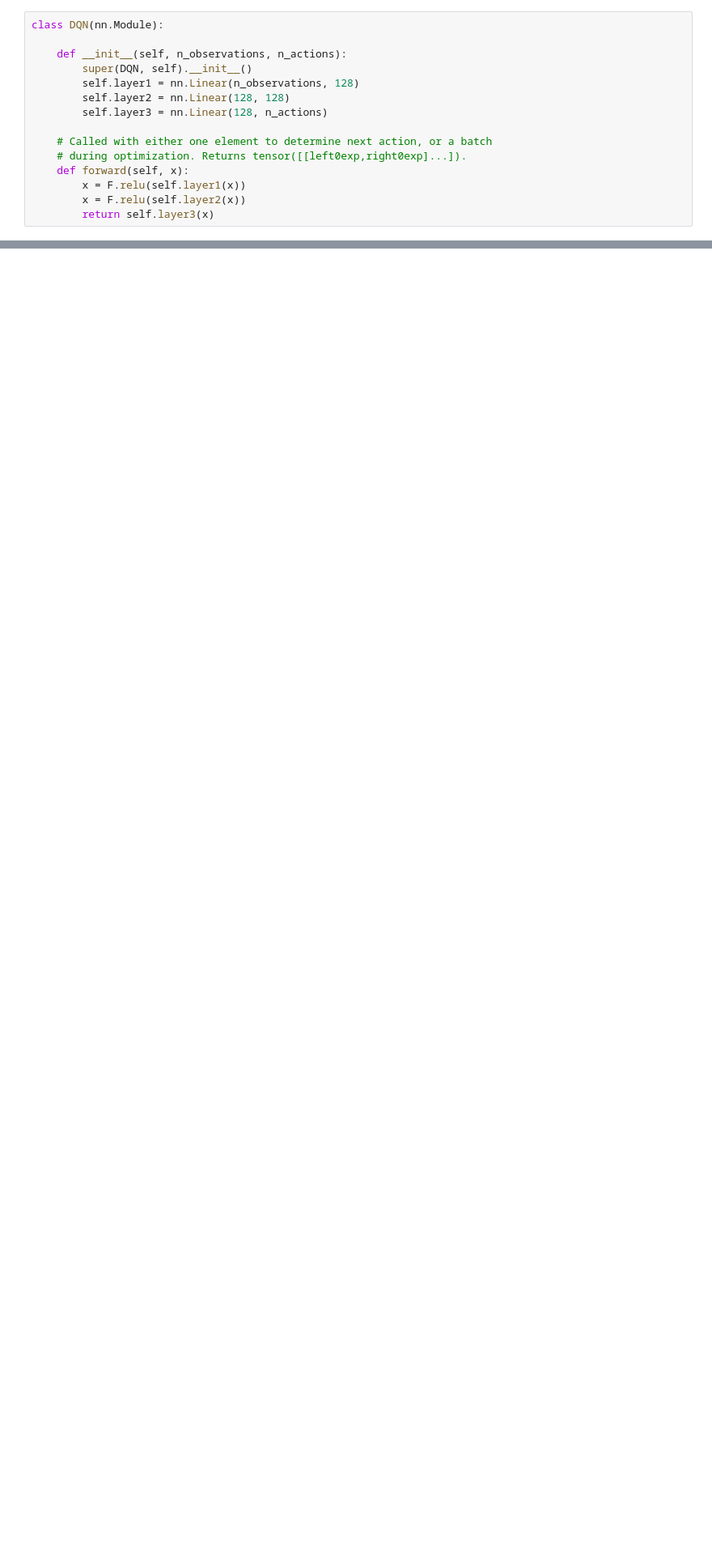
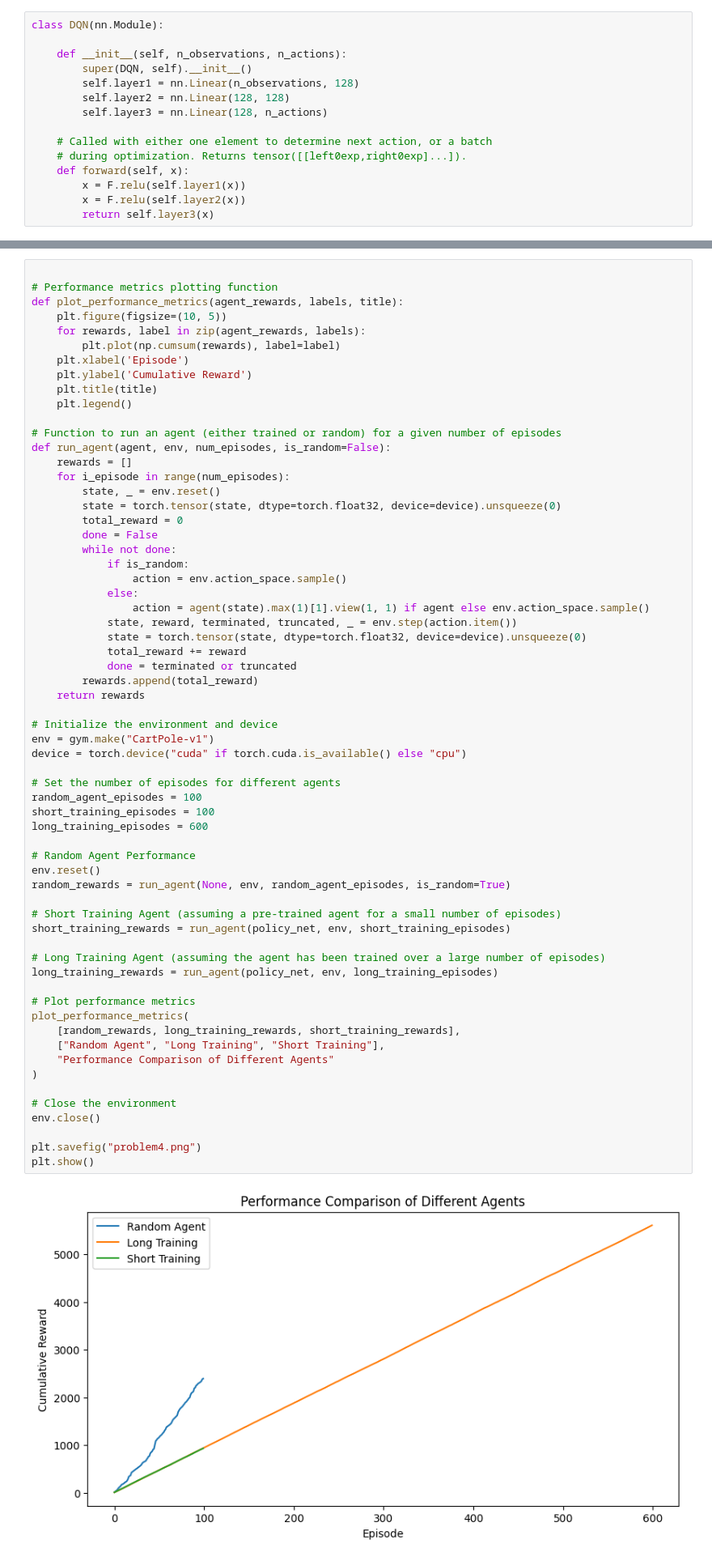
Before and after one commit to RajeevAtla/Computer-Vision, a Jupyter notebook: Project 2/problem1.ipynb, the cells around one changed output, grey strips where cells are left out. Shown at 81% size. Cells and saved outputs as stored; diff of their text form; blank space fills up the shorter version.

Commit message:
do problem 4

```diff
--- a/Project 2/problem1.ipynb
+++ b/Project 2/problem1.ipynb
@@ -343,0 +274,65 @@ env.close()
+# %%
+
+# Performance metrics plotting function
+def plot_performance_metrics(agent_rewards, labels, title):
+    plt.figure(figsize=(10, 5))
+    for rewards, label in zip(agent_rewards, labels):
+        plt.plot(np.cumsum(rewards), label=label)
+    plt.xlabel('Episode')
+    plt.ylabel('Cumulative Reward')
+    plt.title(title)
+    plt.legend()
+
+# Function to run an agent (either trained or random) for a given number of episodes
+def run_agent(agent, env, num_episodes, is_random=False):
+    rewards = []
+    for i_episode in range(num_episodes):
+        state, _ = env.reset()
+        state = torch.tensor(state, dtype=torch.float32, device=device).unsqueeze(0)
+        total_reward = 0
+        done = False
+        while not done:
+            if is_random:
+                action = env.action_space.sample()
+            else:
+                action = agent(state).max(1)[1].view(1, 1) if agent else env.action_space.sample()
+            state, reward, terminated, truncated, _ = env.step(action.item())
+            state = torch.tensor(state, dtype=torch.float32, device=device).unsqueeze(0)
+            total_reward += reward
+            done = terminated or truncated
+        rewards.append(total_reward)
+    return rewards
+
+# Initialize the environment and device
+env = gym.make("CartPole-v1")
+device = torch.device("cuda" if torch.cuda.is_available() else "cpu")
+
+# Set the number of episodes for different agents
+random_agent_episodes = 100
+short_training_episodes = 100
+long_training_episodes = 600
+
+# Random Agent Performance
+env.reset()
+random_rewards = run_agent(None, env, random_agent_episodes, is_random=True)
+
+# Short Training Agent (assuming a pre-trained agent for a small number of episodes)
+short_training_rewards = run_agent(policy_net, env, short_training_episodes)
+
+# Long Training Agent (assuming the agent has been trained over a large number of episodes)
+long_training_rewards = run_agent(policy_net, env, long_training_episodes)
+
+# Plot performance metrics
+plot_performance_metrics(
+    [random_rewards, long_training_rewards, short_training_rewards],
+    ["Random Agent", "Long Training", "Short Training"],
+    "Performance Comparison of Different Agents"
+)
+
+# Close the environment
+env.close()
+
+plt.savefig("problem4.png")
+plt.show()
+# %% [output]
+[figure, added]
```
Also changed, not shown: parts of 4 cells of this notebook, 1 other file.
